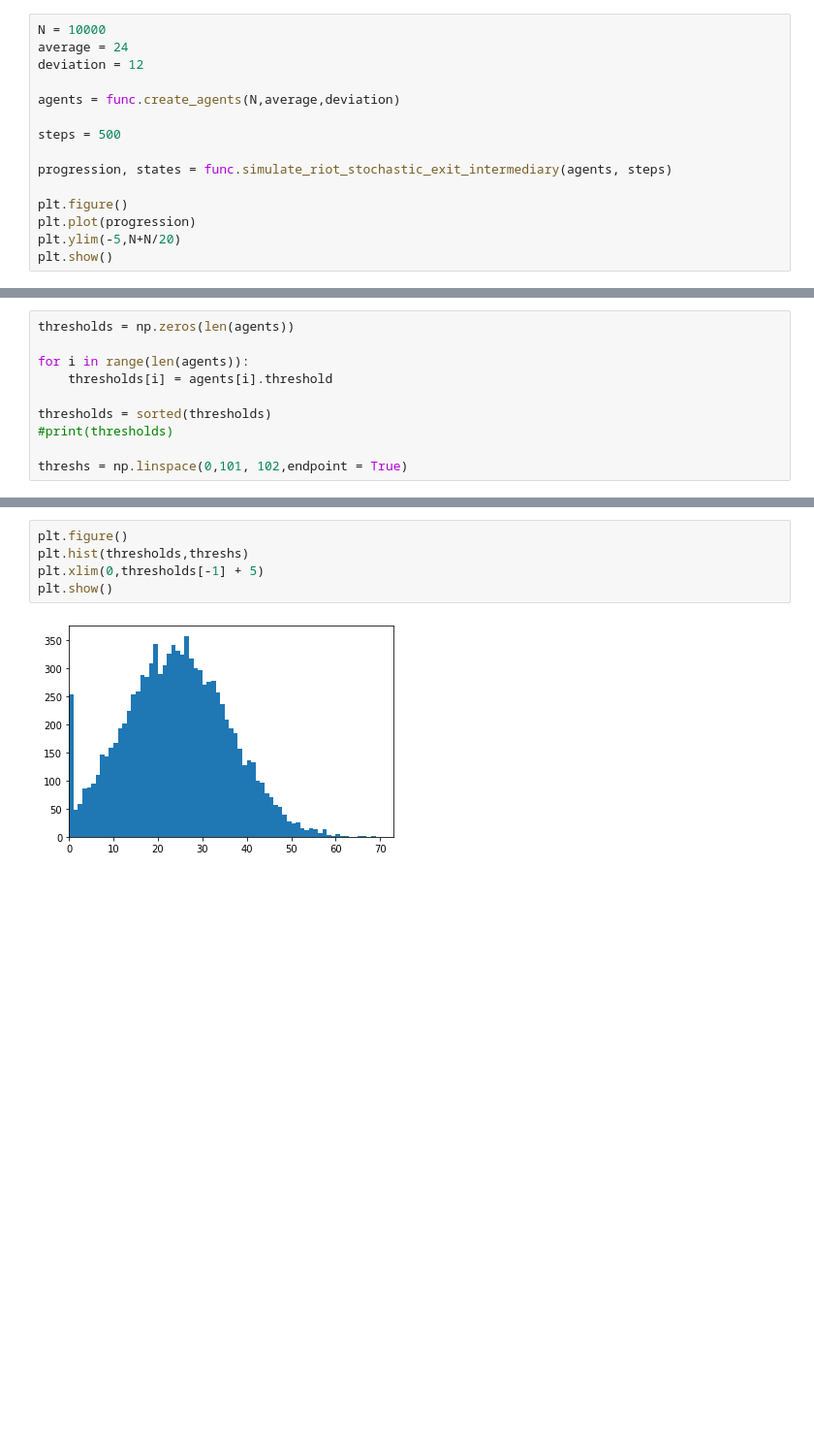
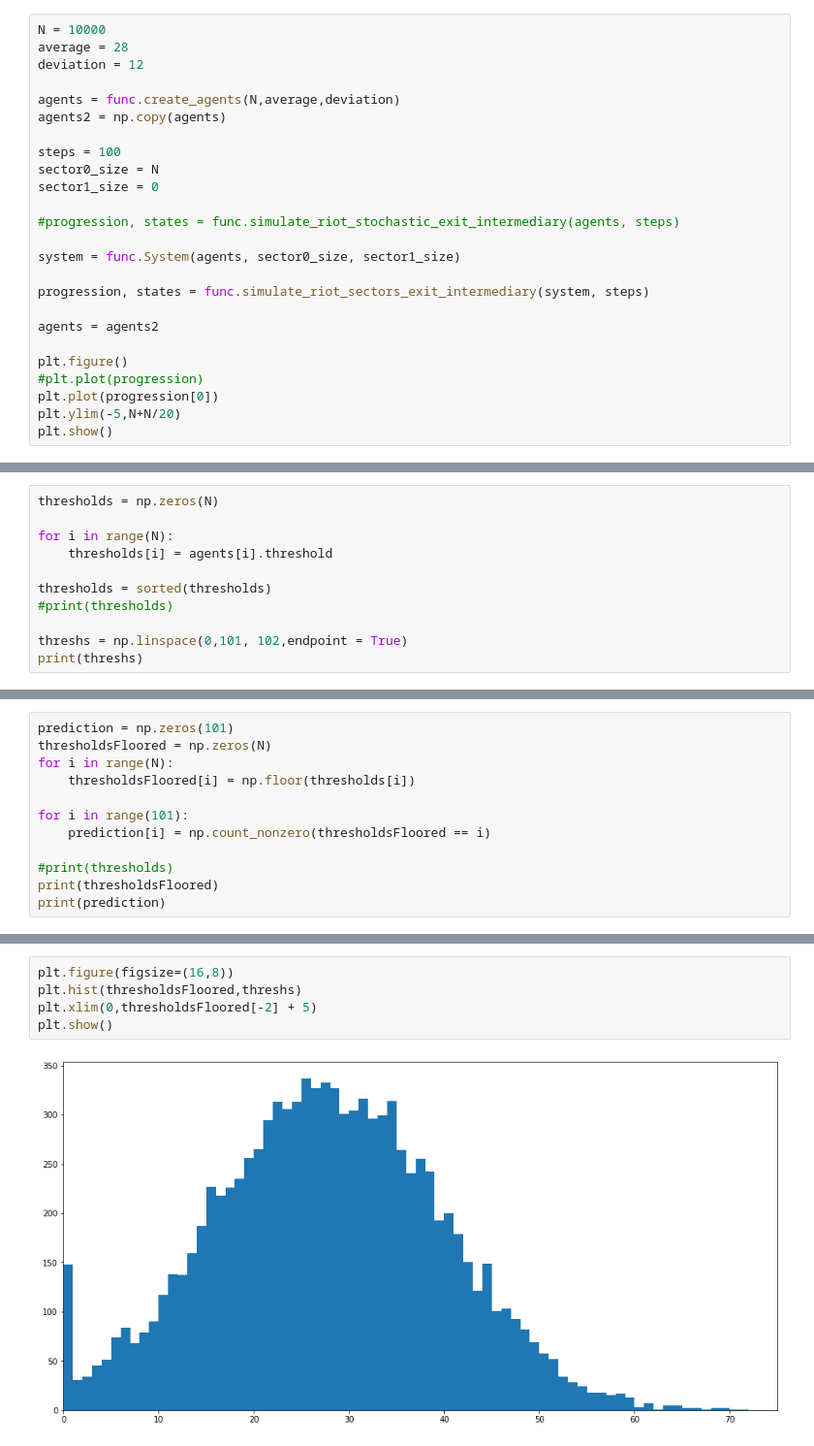
Before and after one commit to AlantheBenign/Critical-mass-model-for-social-dynamic, a Jupyter notebook: Modelo Novo/Thresholds of agents in riot evolution over time.ipynb, the cells around one changed output, grey strips where cells are left out. Shown at 97% size. Saved outputs shown, nothing was run; the diff lists cells and outputs as text; blank space fills up the shorter version.

```diff
--- a/Modelo Novo/Thresholds of agents in riot evolution over time.ipynb
+++ b/Modelo Novo/Thresholds of agents in riot evolution over time.ipynb
@@ -32,16 +37,26 @@ plt.show()
 # %%
 N = 10000
-average = 24
+average = 28
 deviation = 12
 
 agents = func.create_agents(N,average,deviation)
+agents2 = np.copy(agents)
 
-steps = 500
+steps = 100
+sector0_size = N
+sector1_size = 0
 
-progression, states = func.simulate_riot_stochastic_exit_intermediary(agents, steps)
+#progression, states = func.simulate_riot_stochastic_exit_intermediary(agents, steps)
+
+system = func.System(agents, sector0_size, sector1_size)
+
+progression, states = func.simulate_riot_sectors_exit_intermediary(system, steps)
+
+agents = agents2
 
 plt.figure()
-plt.plot(progression)
+#plt.plot(progression)
+plt.plot(progression[0])
 plt.ylim(-5,N+N/20)
 plt.show()
 # %% [output]
@@ -49,10 +64,11 @@ plt.show()
 # %%
-thresholds = np.zeros(len(agents))
+thresholds = np.zeros(N)
 
-for i in range(len(agents)):
+for i in range(N):
     thresholds[i] = agents[i].threshold
 
 thresholds = sorted(thresholds)
 #print(thresholds)
 
 threshs = np.linspace(0,101, 102,endpoint = True)
+print(threshs)
@@ -58,0 +84,12 @@ threshs = np.linspace(0,101, 102,endpoint = True)
+# %%
+prediction = np.zeros(101)
+thresholdsFloored = np.zeros(N)
+for i in range(N):
+    thresholdsFloored[i] = np.floor(thresholds[i])
+
+for i in range(101):
+    prediction[i] = np.count_nonzero(thresholdsFloored == i)
+
+#print(thresholds)
+print(thresholdsFloored)
+print(prediction)
@@ -59,9 +106,9 @@ threshs = np.linspace(0,101, 102,endpoint = True)
 # %%
-plt.figure()
-plt.hist(thresholds,threshs)
-plt.xlim(0,thresholds[-1] + 5)
+plt.figure(figsize=(16,8))
+plt.hist(thresholdsFloored,threshs)
+plt.xlim(0,thresholdsFloored[-2] + 5)
 plt.show()
 # %% [output]
-[figure, old version]
+[figure, new version]
 # %%
 passo = 1
```
Also changed, not shown: parts of 11 cells of this notebook, 6 other files.
